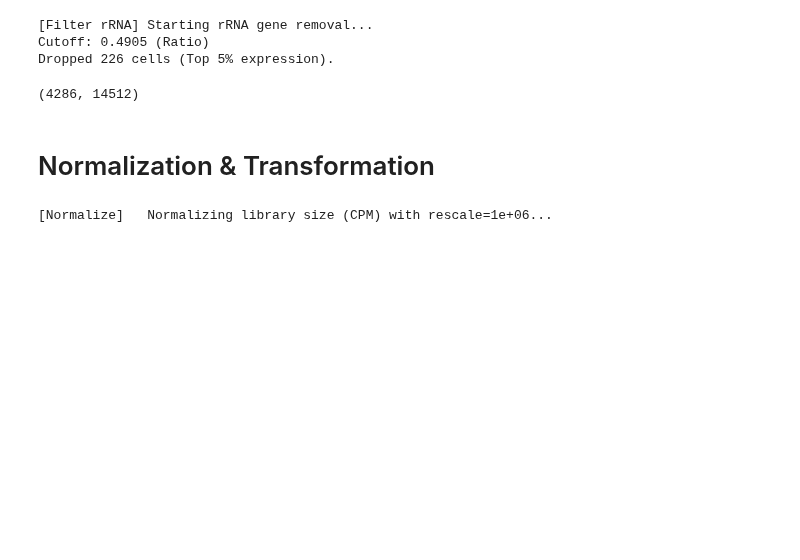
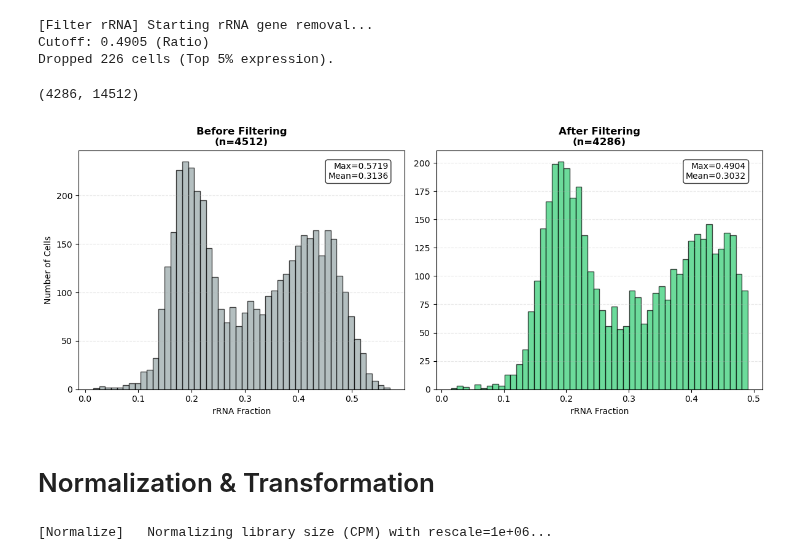
Before and after one commit to ikotsov/Clustering-Benchmarking-scRNAseq, a Jupyter notebook: notebooks/preprocessing_walkthrough.ipynb, the cells around one changed output. Saved outputs shown, nothing was run; the diff lists cells and outputs as text; code cells hidden in the pictures; blank space fills up the shorter version.

```diff
--- a/notebooks/preprocessing_walkthrough.ipynb
+++ b/notebooks/preprocessing_walkthrough.ipynb
@@ -125,6 +142,15 @@ data_rrna_filtered.shape
 Cutoff: 0.4905 (Ratio)
 Dropped 226 cells (Top 5% expression).
 (4286, 14512)
+# %%
+plot_filtering_effect(
+    data_before=data_apoptosis_filtered,
+    data_after=data_rrna_filtered,
+    gene_list=genes.RRNA_GENES,
+    metric_name="rRNA Fraction"
+)
+# %% [output]
+[figure, added]
 # %% [markdown]
 # Normalization & Transformation
 # %%
```
Also changed, not shown: parts of 4 cells of this notebook.
